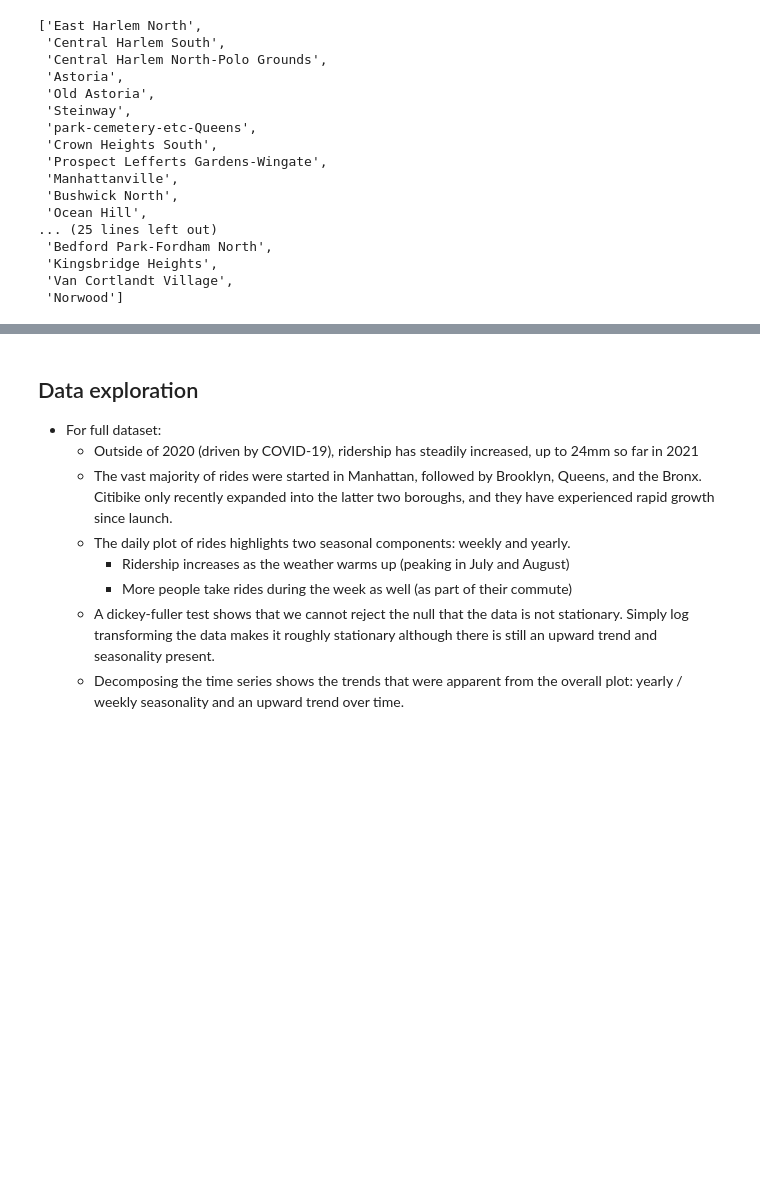
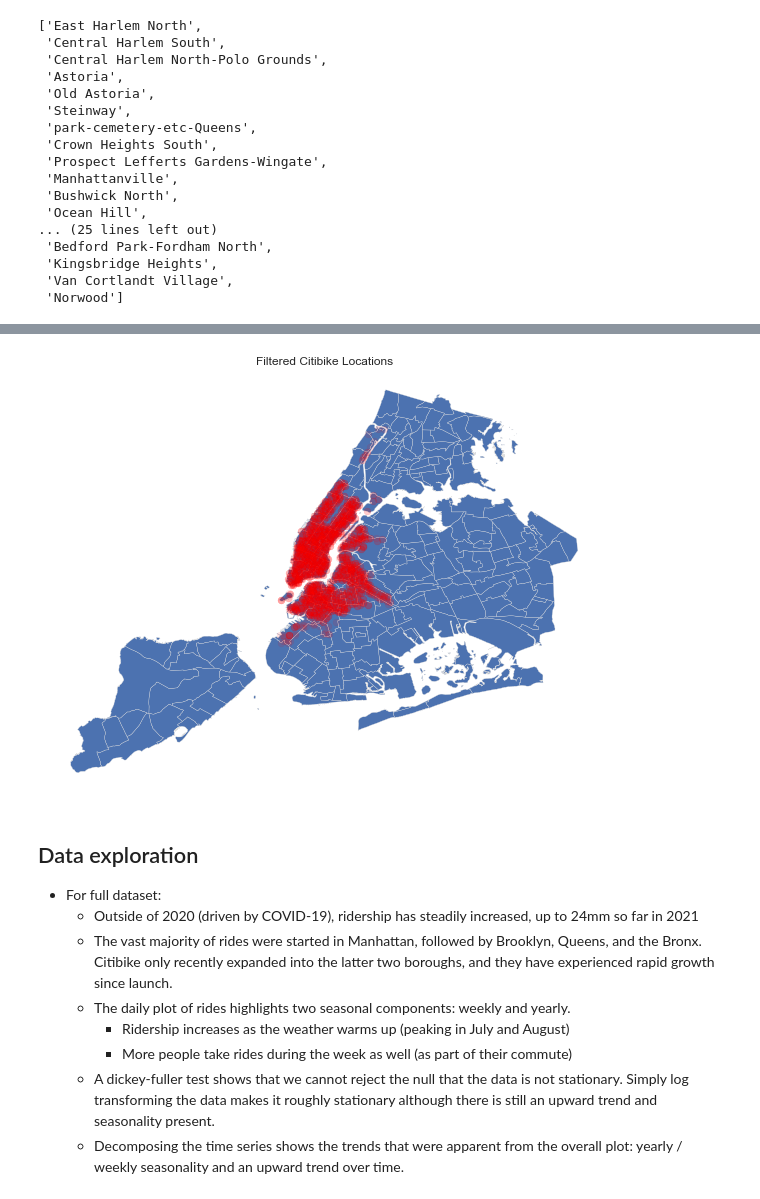
Before and after one commit to marvelje/citibike_ridership_project, a Jupyter notebook: citibike_eda.ipynb, the cells around one changed output, grey strips where cells are left out. Drawn from its saved outputs; the diff is of its cells as text; code cells hidden in the pictures; blank space fills up the shorter version.

```diff
--- a/citibike_eda.ipynb
+++ b/citibike_eda.ipynb
@@ -500,3 +437,14 @@ plt.tight_layout();
+# %%
+# Plot filtered stations only
+
+fig, ax = plt.subplots(figsize=(10,10))
+
+base = nyc_zip.plot(ax = ax, edgecolor='gainsboro')
+gdf_citibike2.plot(ax=ax, color='red', alpha=0.1)
+ax.set_title('Filtered Citibike Locations')
+ax.axis('Off');
+# %% [output]
+[figure, added]
 # %% [markdown]
 ## Data exploration
 
```
Also changed, not shown: parts of 17 cells of this notebook.
